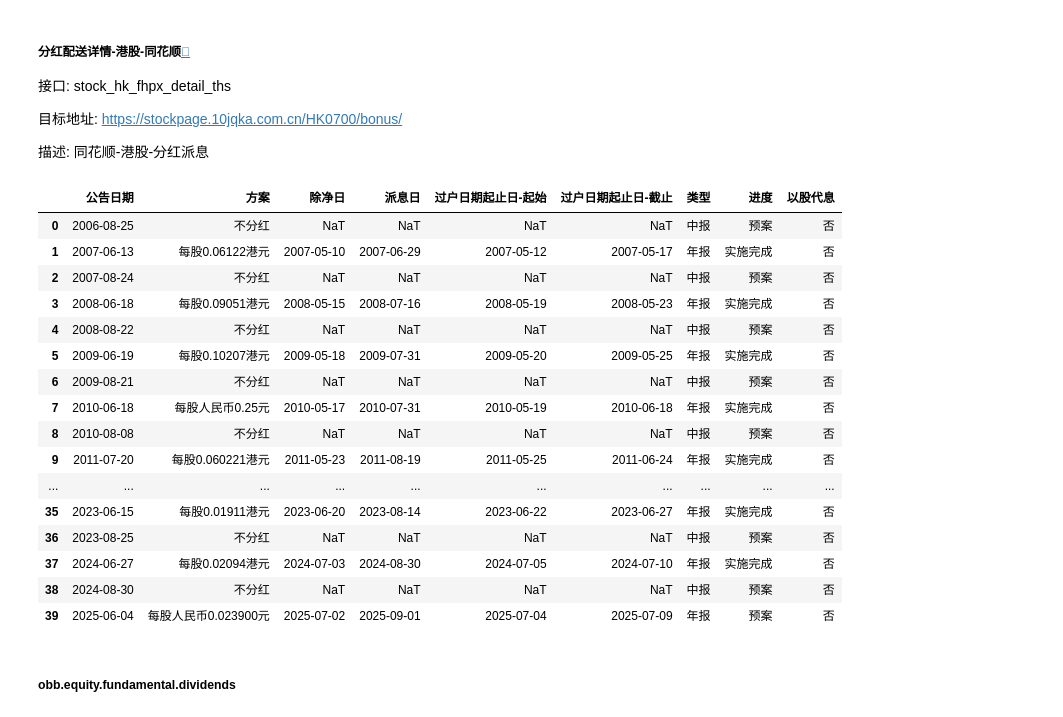
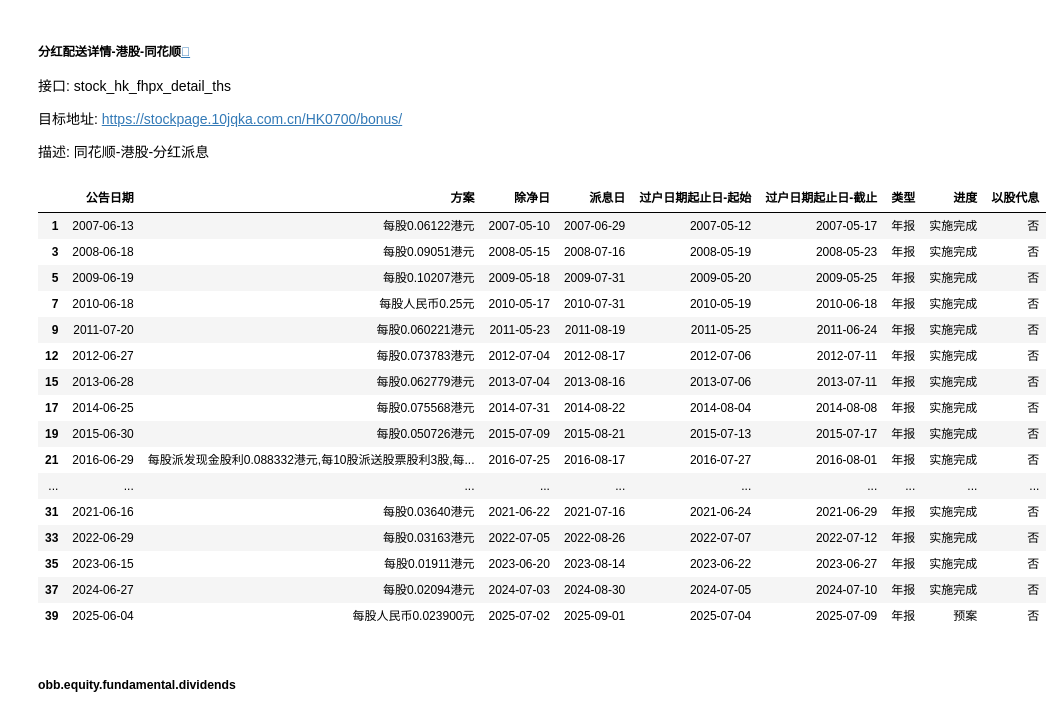
Before and after one commit to shugaoye/openbb_akshare, a Jupyter notebook: akshare_test.ipynb, the cells around one changed output. Drawn from its saved outputs; the diff is of its cells as text; code cells hidden in the pictures.

```diff
--- a/akshare_test.ipynb
+++ b/akshare_test.ipynb
@@ -95,24 +82,25 @@ import akshare as ak
 
 stock_hk_fhpx_detail_ths_df = ak.stock_hk_fhpx_detail_ths(symbol="2880")
 # %%
+stock_hk_fhpx_detail_ths_df.dropna(inplace=True)
 stock_hk_fhpx_detail_ths_df
 # %% [output]
 |  | 公告日期 | 方案 | 除净日 | 派息日 | 过户日期起止日-起始 | 过户日期起止日-截止 | 类型 | 进度 | 以股代息 |
-| 0 | 2006-08-25 | 不分红 | NaT | NaT | NaT | NaT | 中报 | 预案 | 否 |
 | 1 | 2007-06-13 | 每股0.06122港元 | 2007-05-10 | 2007-06-29 | 2007-05-12 | 2007-05-17 | 年报 | 实施完成 | 否 |
-| 2 | 2007-08-24 | 不分红 | NaT | NaT | NaT | NaT | 中报 | 预案 | 否 |
 | 3 | 2008-06-18 | 每股0.09051港元 | 2008-05-15 | 2008-07-16 | 2008-05-19 | 2008-05-23 | 年报 | 实施完成 | 否 |
-| 4 | 2008-08-22 | 不分红 | NaT | NaT | NaT | NaT | 中报 | 预案 | 否 |
 | 5 | 2009-06-19 | 每股0.10207港元 | 2009-05-18 | 2009-07-31 | 2009-05-20 | 2009-05-25 | 年报 | 实施完成 | 否 |
-| 6 | 2009-08-21 | 不分红 | NaT | NaT | NaT | NaT | 中报 | 预案 | 否 |
 | 7 | 2010-06-18 | 每股人民币0.25元 | 2010-05-17 | 2010-07-31 | 2010-05-19 | 2010-06-18 | 年报 | 实施完成 | 否 |
-| 8 | 2010-08-08 | 不分红 | NaT | NaT | NaT | NaT | 中报 | 预案 | 否 |
 | 9 | 2011-07-20 | 每股0.060221港元 | 2011-05-23 | 2011-08-19 | 2011-05-25 | 2011-06-24 | 年报 | 实施完成 | 否 |
+| 12 | 2012-06-27 | 每股0.073783港元 | 2012-07-04 | 2012-08-17 | 2012-07-06 | 2012-07-11 | 年报 | 实施完成 | 否 |
+| 15 | 2013-06-28 | 每股0.062779港元 | 2013-07-04 | 2013-08-16 | 2013-07-06 | 2013-07-11 | 年报 | 实施完成 | 否 |
+| 17 | 2014-06-25 | 每股0.075568港元 | 2014-07-31 | 2014-08-22 | 2014-08-04 | 2014-08-08 | 年报 | 实施完成 | 否 |
+| 19 | 2015-06-30 | 每股0.050726港元 | 2015-07-09 | 2015-08-21 | 2015-07-13 | 2015-07-17 | 年报 | 实施完成 | 否 |
+| 21 | 2016-06-29 | 每股派发现金股利0.088332港元,每10股派送股票股利3股,每... | 2016-07-25 | 2016-08-17 | 2016-07-27 | 2016-08-01 | 年报 | 实施完成 | 否 |
 | ... | ... | ... | ... | ... | ... | ... | ... | ... | ... |
+| 31 | 2021-06-16 | 每股0.03640港元 | 2021-06-22 | 2021-07-16 | 2021-06-24 | 2021-06-29 | 年报 | 实施完成 | 否 |
+| 33 | 2022-06-29 | 每股0.03163港元 | 2022-07-05 | 2022-08-26 | 2022-07-07 | 2022-07-12 | 年报 | 实施完成 | 否 |
 | 35 | 2023-06-15 | 每股0.01911港元 | 2023-06-20 | 2023-08-14 | 2023-06-22 | 2023-06-27 | 年报 | 实施完成 | 否 |
-| 36 | 2023-08-25 | 不分红 | NaT | NaT | NaT | NaT | 中报 | 预案 | 否 |
 | 37 | 2024-06-27 | 每股0.02094港元 | 2024-07-03 | 2024-08-30 | 2024-07-05 | 2024-07-10 | 年报 | 实施完成 | 否 |
-| 38 | 2024-08-30 | 不分红 | NaT | NaT | NaT | NaT | 中报 | 预案 | 否 |
 | 39 | 2025-06-04 | 每股人民币0.023900元 | 2025-07-02 | 2025-09-01 | 2025-07-04 | 2025-07-09 | 年报 | 预案 | 否 |
 # %% [markdown]
 ##### obb.equity.fundamental.dividends
```
Also changed, not shown: parts of 13 cells of this notebook, 3 other files.
